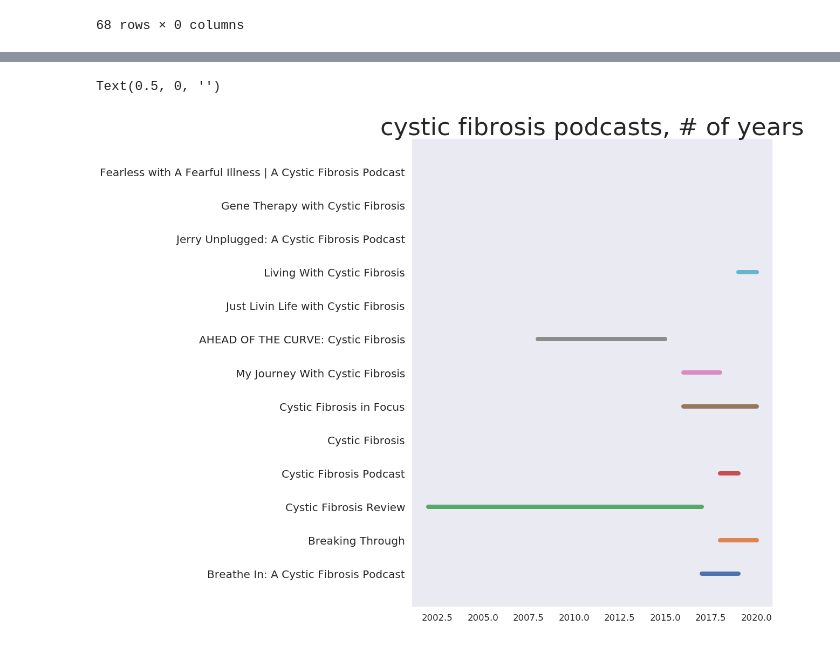
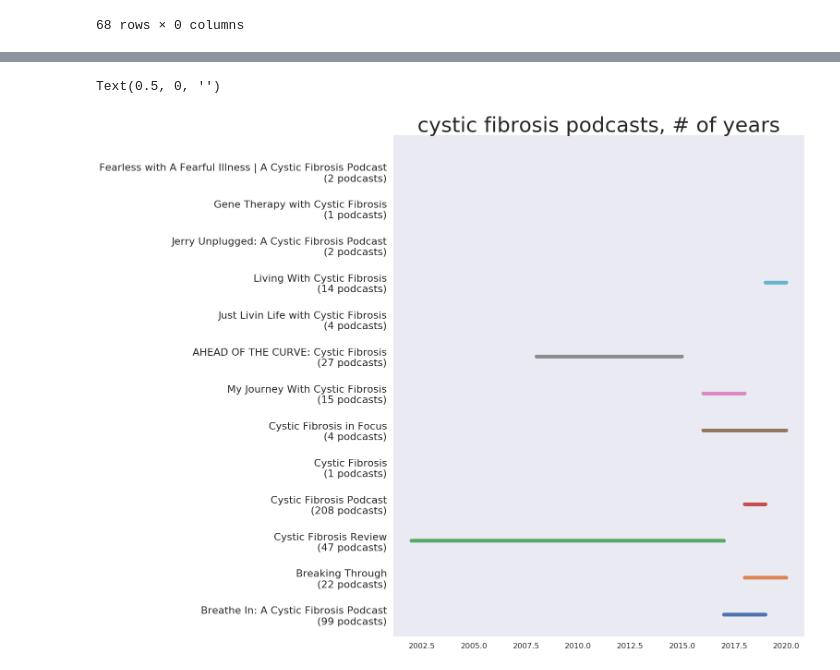
Before and after one commit to xthomas/Podcast-Audit, a Jupyter notebook: podcast_audit.ipynb, the cells around one changed output, grey strips where cells are left out. Drawn from its saved outputs; the diff is of its cells as text; code cells hidden in the pictures.

```diff
--- a/podcast_audit.ipynb
+++ b/podcast_audit.ipynb
@@ -203,7 +208,7 @@ data = {'ID': channel_ids,
         'CHANNEL_NAME': channel_names,
         'EPISODE_TITLE': episode_titles,
         'EPISODE_TIMECODE': episode_length,
-        'EPISODE_PUBLISHED': episode_published
+        'EPISODE_PUBLISHED': episode_published,
+        'EPISODE_URL': episode_mediaurls
        }
-episodes = pd.DataFrame(data, columns =['ID','CHANNEL_NAME','EPISODE_TITLE','EPISODE_TIMECODE','EPISODE_PUBLISHED'])
-episodes
+episodes = pd.DataFrame(data, columns =['ID','CHANNEL_NAME','EPISODE_TITLE','EPISODE_TIMECODE','EPISODE_PUBLISHED','EPISODE_URL'])
@@ -379,4 +370,4 @@ names = []
 for i in range (channels.shape[0]+1):
     ticks.append(i+1)
 for i in range (channels.shape[0]):
-    names.append(channels.loc[i].CHANNEL_NAME)
+    names.append(channels.loc[i].CHANNEL_NAME + '\n(' + str(channels.loc[i].EPISODE_COUNT)+ ' podcasts)')
@@ -401,17 +408,17 @@ yearsaudit
 # %%
 # Setup some Seaborn styling
 sns.set(style="dark", rc={"lines.linewidth": 8.0})
-sns.set_context("talk", rc={"font.size":30,"axes.titlesize":8,"axes.labelsize":30,"lines.linewidth": 8.0})
+sns.set_context("talk", rc={"font.size":50,"axes.titlesize":50,"axes.labelsize":50,"lines.linewidth": 8.0})
 # %%
 # plot Channel Summary
-p = yearsaudit.plot.line(ylim=[0, 4], figsize = (12, 16), legend=False)
+p = yearsaudit.plot.line(figsize = (16, 20), legend=False)
 p.axes.set_title(f'{queryterm} podcasts, # of years',fontsize = 45)
 p.set_yticks(ticks)
-p.set_yticklabels(names,fontsize=20)
+p.set_yticklabels(names,fontsize=22)
 p.set_xlabel('')
 # %% [output]
 Text(0.5, 0, '')
-[figure, old version]
+[figure, new version]
 # %%
 minutesaudit
 # %% [output]
```
Also changed, not shown: parts of 6 cells of this notebook, 1 other file.
